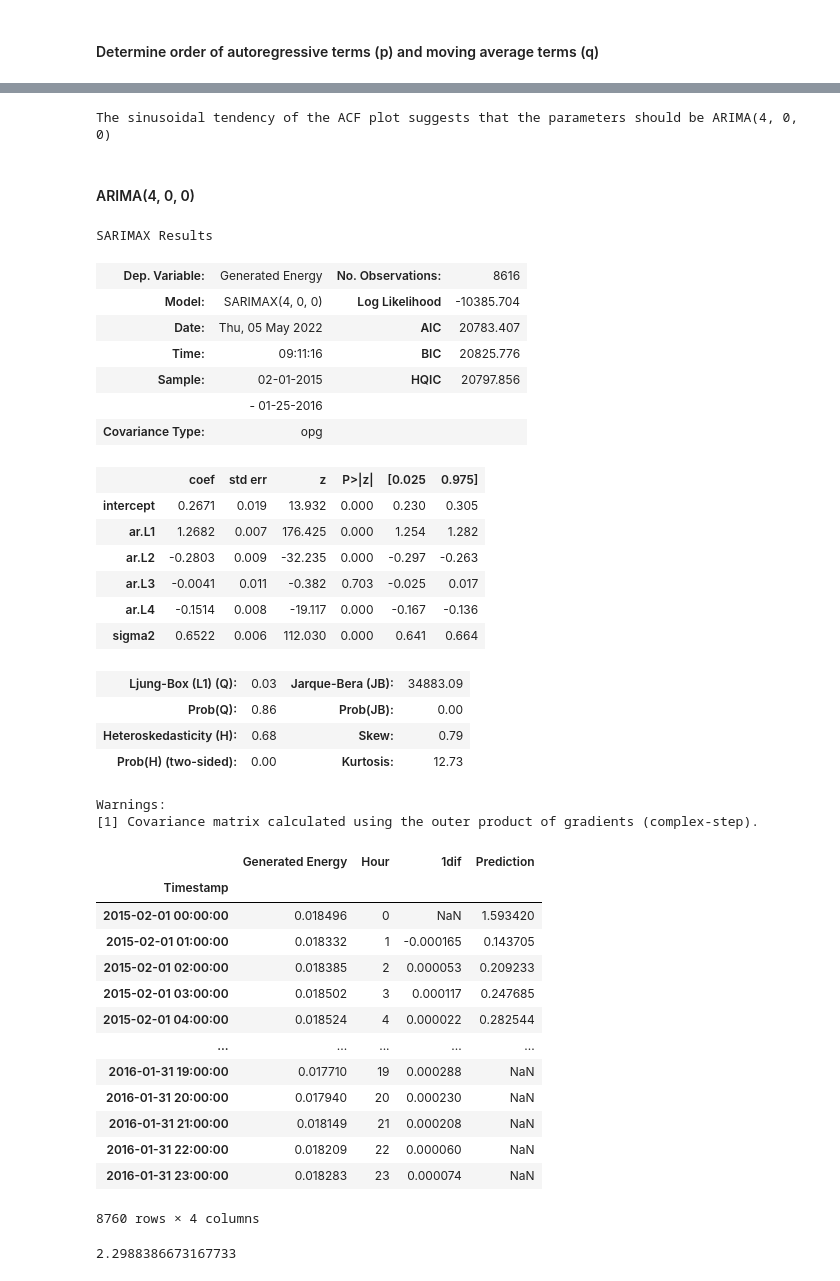
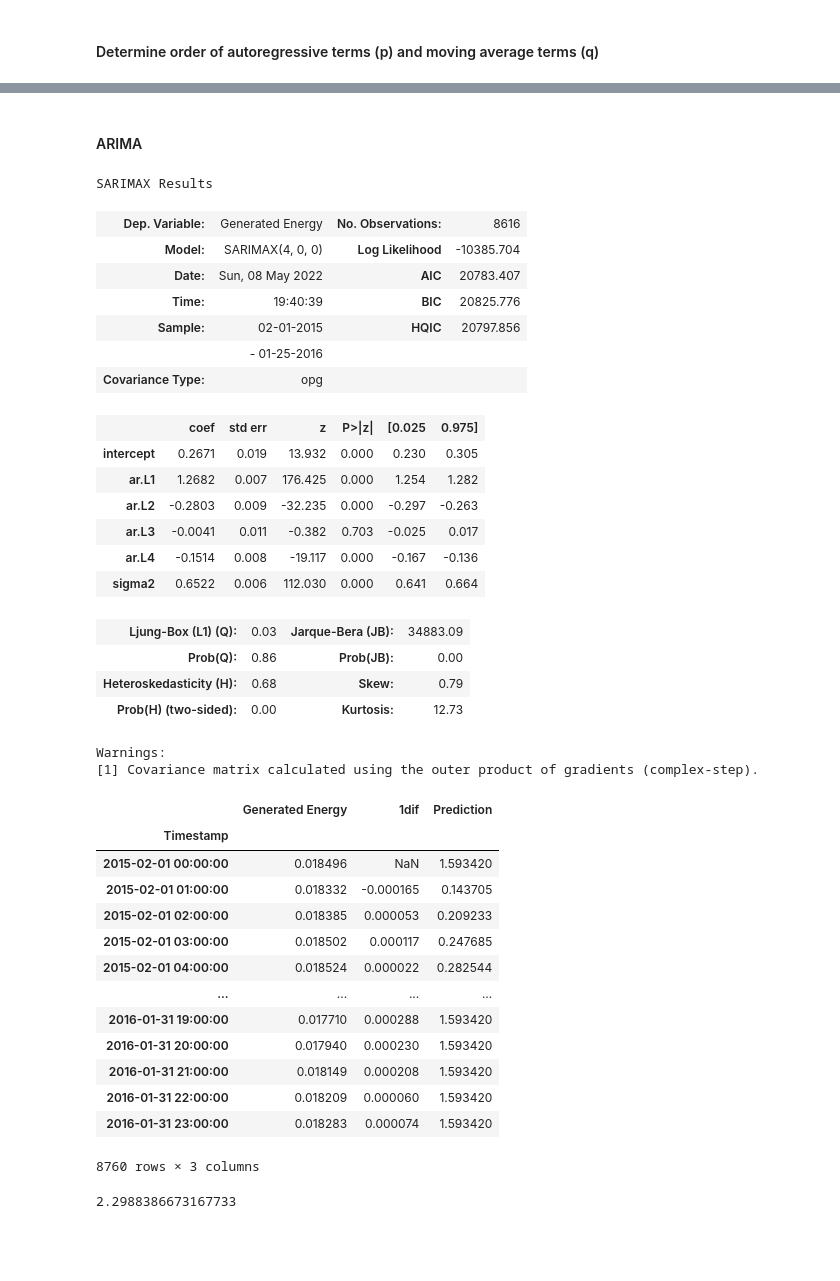
Before and after one commit to Divixity/Datavidenskab-P6, a Jupyter notebook: Development/SARIMAX_production.ipynb, the cells around one changed output, grey strips where cells are left out. Cells and saved outputs as stored; diff of their text form; code cells hidden in the pictures; blank space fills up the shorter version.

```diff
--- a/Development/SARIMAX_production.ipynb
+++ b/Development/SARIMAX_production.ipynb
@@ -37,11 +37,13 @@ year2
 | 2016-01-31 23:00:00 | 2016-01-31 23:00:00 | 1.763535 | 4.826671 | 0.0 | 0.000000 | ... |
 8760 rows × 380 columns
 # %%
-# gen_year1 = year1[year1["PV_Watts3PhTotalW3PhT1"].isna() == False]
-# gen_year1 = gen_year1[gen_year1["PV_Watts3PhTotalW3PhT2"].isna() == False] #There are 87 rows with NaN values.
-#
-# print(f"A total of {len(year1) - len(gen_year1)} rows have been dropped since they have NaN values.")
-#
-# gen_year1["Generated Energy"] = (gen_year1["PV_Watts3PhTotalW3PhT1"].to_numpy() + gen_year1["PV_Watts3PhTotalW3PhT2"].to_numpy())
-# gen_year1 = gen_year1[["Generated Energy"]] / 1e3 #Convert Wh to kWh
-# gen_year1
+gen_df = year2[year2["PV_Watts3PhTotalW3PhT1"].isna() == False]
+gen_df = gen_df[gen_df["PV_Watts3PhTotalW3PhT2"].isna() == False] #There are 87 rows with NaN values.
+
+print(f"A total of {len(year2) - len(gen_df)} rows have been dropped since they have NaN values.")
+
+gen_df["Generated Energy"] = (gen_df["PV_Watts3PhTotalW3PhT1"].to_numpy() + gen_df["PV_Watts3PhTotalW3PhT2"].to_numpy())
+gen_df = gen_df[["Generated Energy"]] / 1e3 #Convert Wh to kWh
+
+gen_df = gen_df.resample('h').sum() #Resample to 'h' again to get correct freq + former dropped rows now are back with 0 gen energy
+gen_df
@@ -76,5 +65,0 @@ A total of 87 rows have been dropped since they have NaN values.
-# %%
-gen_df = gen_year2
-
-gen_df = gen_df.resample('h').sum()
-gen_df
@@ -156,3 +79,5 @@ X
+# %%
+X = gen_df.copy()
 # %%
 prediction_range = 24 * 3  #Three days
 # %%
@@ -302,11 +235,7 @@ fig.show()
 # %% [output]
 [interactive output not drawn]
-# %%
-print(f"The sinusoidal tendency of the ACF plot suggests that the parameters should be ARIMA(4, 0, 0)")
-# %% [output]
-The sinusoidal tendency of the ACF plot suggests that the parameters should be ARIMA(4, 0, 0)
 # %% [markdown]
-#### ARIMA(4, 0, 0)
+#### ARIMA
 # %%
 from statsmodels.tsa.statespace.sarimax import SARIMAX
 
@@ -363,8 +292,8 @@ model1.summary()
 SARIMAX Results
 | Dep. Variable: | Generated Energy | No. Observations: | 8616 |
 | Model: | SARIMAX(4, 0, 0) | Log Likelihood | -10385.704 |
-| Date: | Thu, 05 May 2022 | AIC | 20783.407 |
-| Time: | 09:11:16 | BIC | 20825.776 |
+| Date: | Sun, 08 May 2022 | AIC | 20783.407 |
+| Time: | 19:40:39 | BIC | 20825.776 |
 | Sample: | 02-01-2015 | HQIC | 20797.856 |
 |  | - 01-25-2016 |  |  |
 | Covariance Type: | opg |  |  |
@@ -382,23 +311,23 @@ SARIMAX Results
 Warnings:
 [1] Covariance matrix calculated using the outer product of gradients (complex-step).
 # %%
-forecast1, conf_int1 = arima_forecast(data=gen_df, fitted_model=model1, start_index=0, end_index=validation_df.index[-1])
+forecast1, conf_int1 = arima_forecast(data=gen_df, fitted_model=model1, start_index=0, end_index=gen_df.index[-1])
 forecast1
 # %% [output]
-|  | Generated Energy | Hour | 1dif | Prediction |
-| Timestamp |  |  |  |  |
-| 2015-02-01 00:00:00 | 0.018496 | 0 | NaN | 1.593420 |
-| 2015-02-01 01:00:00 | 0.018332 | 1 | -0.000165 | 0.143705 |
-| 2015-02-01 02:00:00 | 0.018385 | 2 | 0.000053 | 0.209233 |
-| 2015-02-01 03:00:00 | 0.018502 | 3 | 0.000117 | 0.247685 |
-| 2015-02-01 04:00:00 | 0.018524 | 4 | 0.000022 | 0.282544 |
-| ... | ... | ... | ... | ... |
-| 2016-01-31 19:00:00 | 0.017710 | 19 | 0.000288 | NaN |
-| 2016-01-31 20:00:00 | 0.017940 | 20 | 0.000230 | NaN |
-| 2016-01-31 21:00:00 | 0.018149 | 21 | 0.000208 | NaN |
-| 2016-01-31 22:00:00 | 0.018209 | 22 | 0.000060 | NaN |
-| 2016-01-31 23:00:00 | 0.018283 | 23 | 0.000074 | NaN |
+|  | Generated Energy | 1dif | Prediction |
+| Timestamp |  |  |  |
+| 2015-02-01 00:00:00 | 0.018496 | NaN | 1.593420 |
+| 2015-02-01 01:00:00 | 0.018332 | -0.000165 | 0.143705 |
+| 2015-02-01 02:00:00 | 0.018385 | 0.000053 | 0.209233 |
+| 2015-02-01 03:00:00 | 0.018502 | 0.000117 | 0.247685 |
+| 2015-02-01 04:00:00 | 0.018524 | 0.000022 | 0.282544 |
+| ... | ... | ... | ... |
+| 2016-01-31 19:00:00 | 0.017710 | 0.000288 | 1.593420 |
+| 2016-01-31 20:00:00 | 0.017940 | 0.000230 | 1.593420 |
+| 2016-01-31 21:00:00 | 0.018149 | 0.000208 | 1.593420 |
+| 2016-01-31 22:00:00 | 0.018209 | 0.000060 | 1.593420 |
+| 2016-01-31 23:00:00 | 0.018283 | 0.000074 | 1.593420 |
-8760 rows × 4 columns
+8760 rows × 3 columns
 # %%
 from sklearn.metrics import mean_squared_error
 
```
Also changed, not shown: parts of 44 cells of this notebook.
